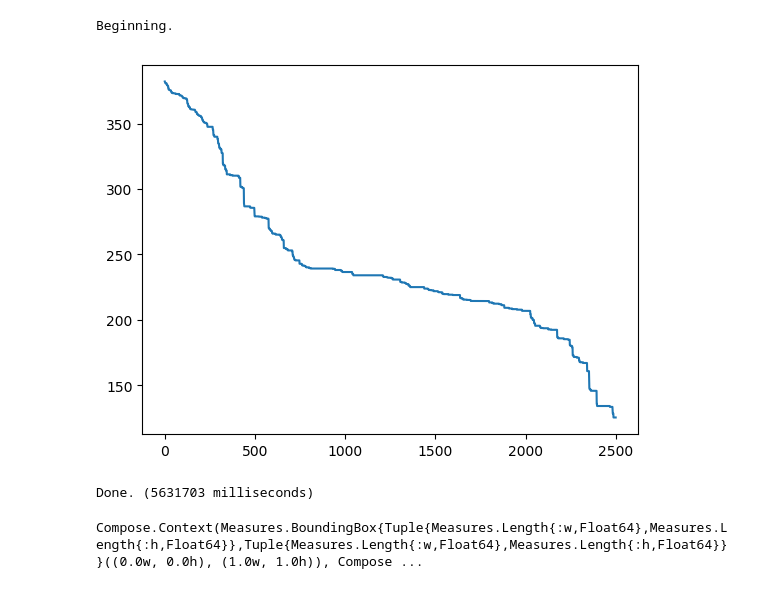
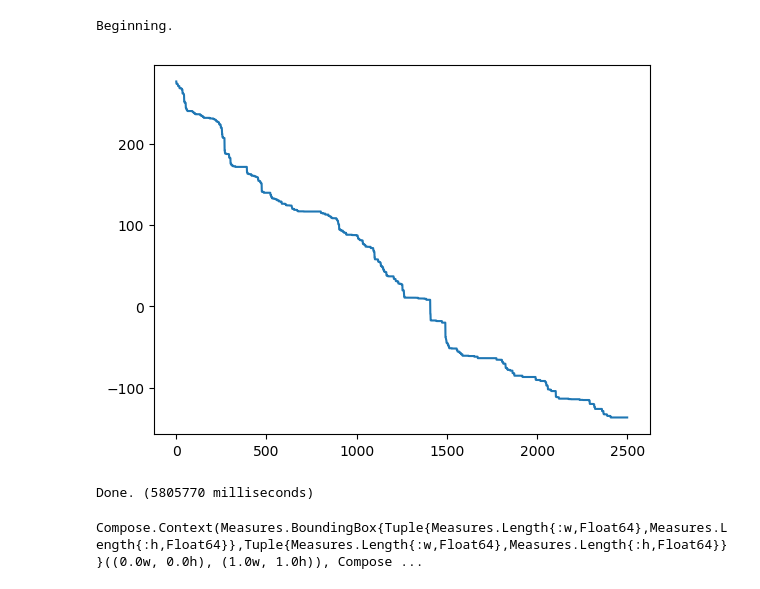
Before and after one commit to GaudiestTooth17/irn, a Jupyter notebook: src/simulated annealing.ipynb, the cells around one changed output. Cells and saved outputs as stored; diff of their text form; code cells hidden in the pictures.

```diff
--- a/src/simulated annealing.ipynb
+++ b/src/simulated annealing.ipynb
@@ -3,12 +3,12 @@ using LightGraphs, GraphPlot
 include("fileio.jl")
 include("static-graph-sa.jl")
 # %%
-M = find_resilient_spatial_network(2500, 0.0, .05, 1);
+M = find_resilient_spatial_network(2500, 0.0, .1, 1);
 G = Graph(M);
 # %% [output]
 Beginning.
-[figure, old version]
+[figure, new version]
-Done. (5631703 milliseconds)
+Done. (5805770 milliseconds)
 # %%
 gplot(G)
 # %% [output]
```
Also changed, not shown: parts of 3 cells of this notebook, 3 other files.
